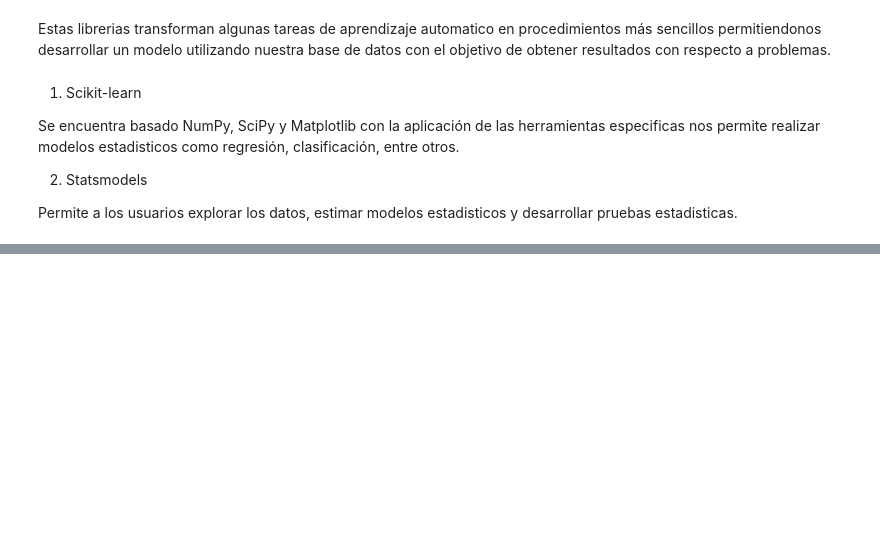
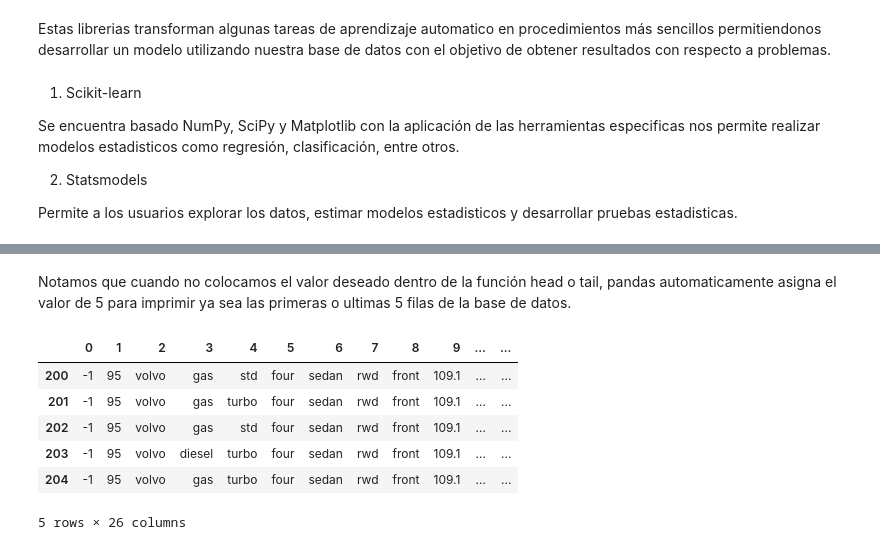
Before and after one commit to PosgradoMNA/actividades-de-aprendizaje-VazquezTadeoAndrea, a Jupyter notebook: Semana_4_Data_Analysis_with_Python_AndreaVazquezTadeo.ipynb, the cells around one changed output, grey strips where cells are left out. Saved outputs shown, nothing was run; the diff lists cells and outputs as text; code cells hidden in the pictures; blank space fills up the shorter version.

```diff
--- a/Semana_4_Data_Analysis_with_Python_AndreaVazquezTadeo.ipynb
+++ b/Semana_4_Data_Analysis_with_Python_AndreaVazquezTadeo.ipynb
@@ -57,0 +130,13 @@ Permite a los usuarios explorar los datos, estimar modelos estadisticos y desarr
+# %% [markdown]
+Notamos que cuando no colocamos el valor deseado dentro de la función head o tail, pandas automaticamente asigna el valor de 5 para imprimir ya sea las primeras o ultimas 5 filas de la base de datos.
+# %%
+#Imprimir solo las ultimas 5 lineas de la base de datos
+dataframe.tail()
+# %% [output]
+|  | 0 | 1 | 2 | 3 | 4 | 5 | 6 | 7 | 8 | 9 | ... | ... |
+| 200 | -1 | 95 | volvo | gas | std | four | sedan | rwd | front | 109.1 | ... | ... |
+| 201 | -1 | 95 | volvo | gas | turbo | four | sedan | rwd | front | 109.1 | ... | ... |
+| 202 | -1 | 95 | volvo | gas | std | four | sedan | rwd | front | 109.1 | ... | ... |
+| 203 | -1 | 95 | volvo | diesel | turbo | four | sedan | rwd | front | 109.1 | ... | ... |
+| 204 | -1 | 95 | volvo | gas | turbo | four | sedan | rwd | front | 109.1 | ... | ... |
+5 rows × 26 columns
```
Also changed, not shown: parts of 18 cells of this notebook.
